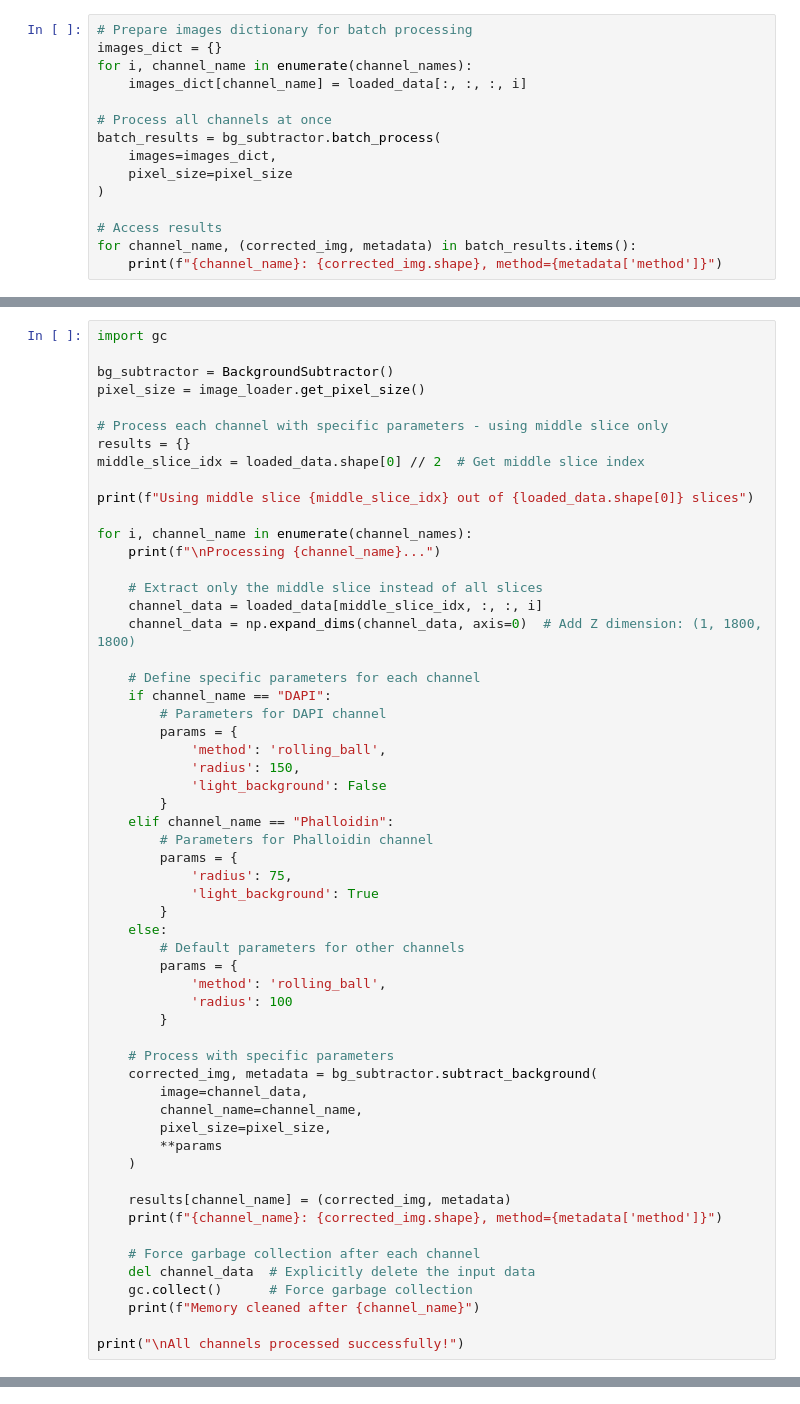
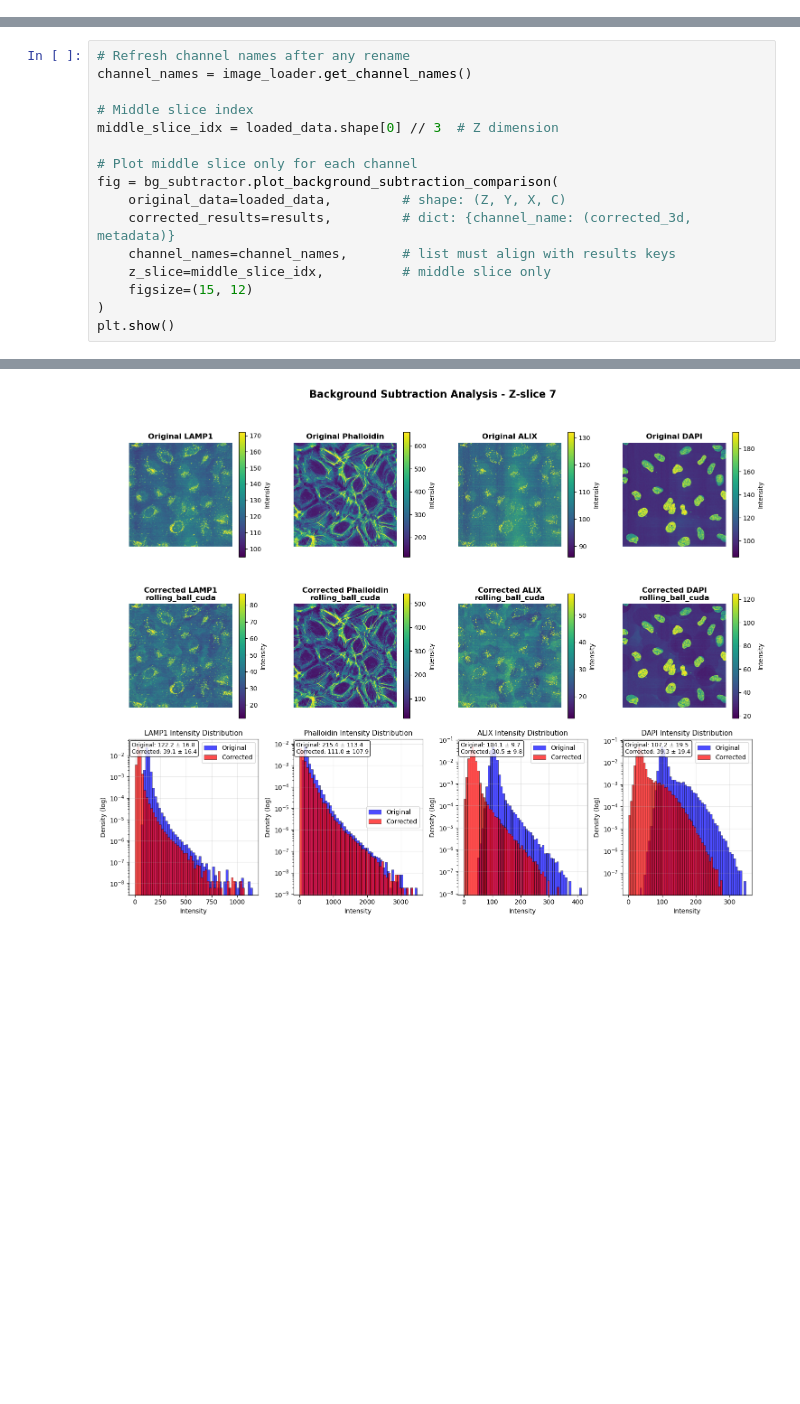
Before and after one commit to TheSaezAtienzarLab/perinuclear_analysis, a Jupyter notebook: perinuclear_analysis/imaging_preprocessing/background_subtraction/test.ipynb, the cells around one changed output, grey strips where cells are left out. Drawn from its saved outputs; the diff is of its cells as text; blank space fills up the shorter version.

```diff
--- a/perinuclear_analysis/imaging_preprocessing/background_subtraction/test.ipynb
+++ b/perinuclear_analysis/imaging_preprocessing/background_subtraction/test.ipynb
@@ -81,15 +160,0 @@ Recommendations for DAPI:
-# %%
-# Prepare images dictionary for batch processing
-images_dict = {}
-for i, channel_name in enumerate(channel_names):
-    images_dict[channel_name] = loaded_data[:, :, :, i]
-
-# Process all channels at once
-batch_results = bg_subtractor.batch_process(
-    images=images_dict,
-    pixel_size=pixel_size
-)
-
-# Access results
-for channel_name, (corrected_img, metadata) in batch_results.items():
-    print(f"{channel_name}: {corrected_img.shape}, method={metadata['method']}")
@@ -113,58 +235,17 @@ DAPI: (23, 1800, 1800), method=rolling_ball
 # %%
-import gc
+# Refresh channel names after any rename
+channel_names = image_loader.get_channel_names()
 
-bg_subtractor = BackgroundSubtractor()
-pixel_size = image_loader.get_pixel_size()
+# Middle slice index
+middle_slice_idx = loaded_data.shape[0] // 3  # Z dimension
 
-# Process each channel with specific parameters - using middle slice only
-results = {}
-middle_slice_idx = loaded_data.shape[0] // 2  # Get middle slice index
-
-print(f"Using middle slice {middle_slice_idx} out of {loaded_data.shape[0]} slices")
-
-for i, channel_name in enumerate(channel_names):
-    print(f"\nProcessing {channel_name}...")
-
-    # Extract only the middle slice instead of all slices
-    channel_data = loaded_data[middle_slice_idx, :, :, i]
-    channel_data = np.expand_dims(channel_data, axis=0)  # Add Z dimension: (1, 1800, 1800)
-
-    # Define specific parameters for each channel
-    if channel_name == "DAPI":
-        # Parameters for DAPI channel
-        params = {
-            'method': 'rolling_ball',
-            'radius': 150,
-            'light_background': False
-        }
-    elif channel_name == "Phalloidin":
-        # Parameters for Phalloidin channel
-        params = {
-            'radius': 75,
-            'light_background': True
-        }
-    else:
-        # Default parameters for other channels
-        params = {
-            'method': 'rolling_ball',
-            'radius': 100
-        }
-
-    # Process with specific parameters
-    corrected_img, metadata = bg_subtractor.subtract_background(
-        image=channel_data,
-        channel_name=channel_name,
-        pixel_size=pixel_size,
-        **params
-    )
-
-    results[channel_name] = (corrected_img, metadata)
-    print(f"{channel_name}: {corrected_img.shape}, method={metadata['method']}")
-
-    # Force garbage collection after each channel
-    del channel_data  # Explicitly delete the input data
-    gc.collect()      # Force garbage collection
-    print(f"Memory cleaned after {channel_name}")
-
-print("\nAll channels processed successfully!")
+# Plot middle slice only for each channel
+fig = bg_subtractor.plot_background_subtraction_comparison(
+    original_data=loaded_data,         # shape: (Z, Y, X, C)
+    corrected_results=results,         # dict: {channel_name: (corrected_3d, metadata)}
+    channel_names=channel_names,       # list must align with results keys
+    z_slice=middle_slice_idx,          # middle slice only
+    figsize=(15, 12)
+)
+plt.show()
 # %% [output]
@@ -190,0 +252 @@ Error:
+[figure, added]
```
Also changed, not shown: parts of 11 cells of this notebook, 2 other files.
